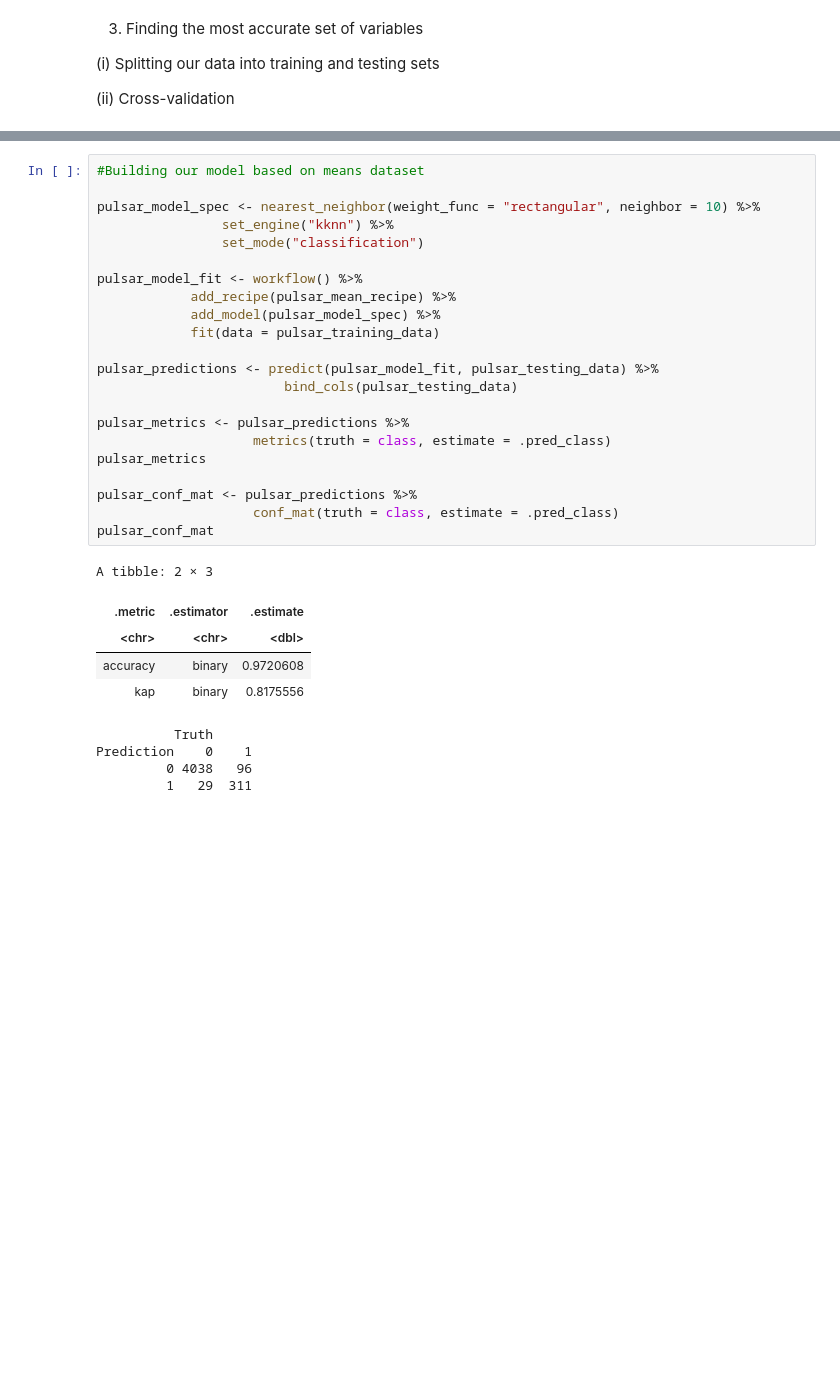
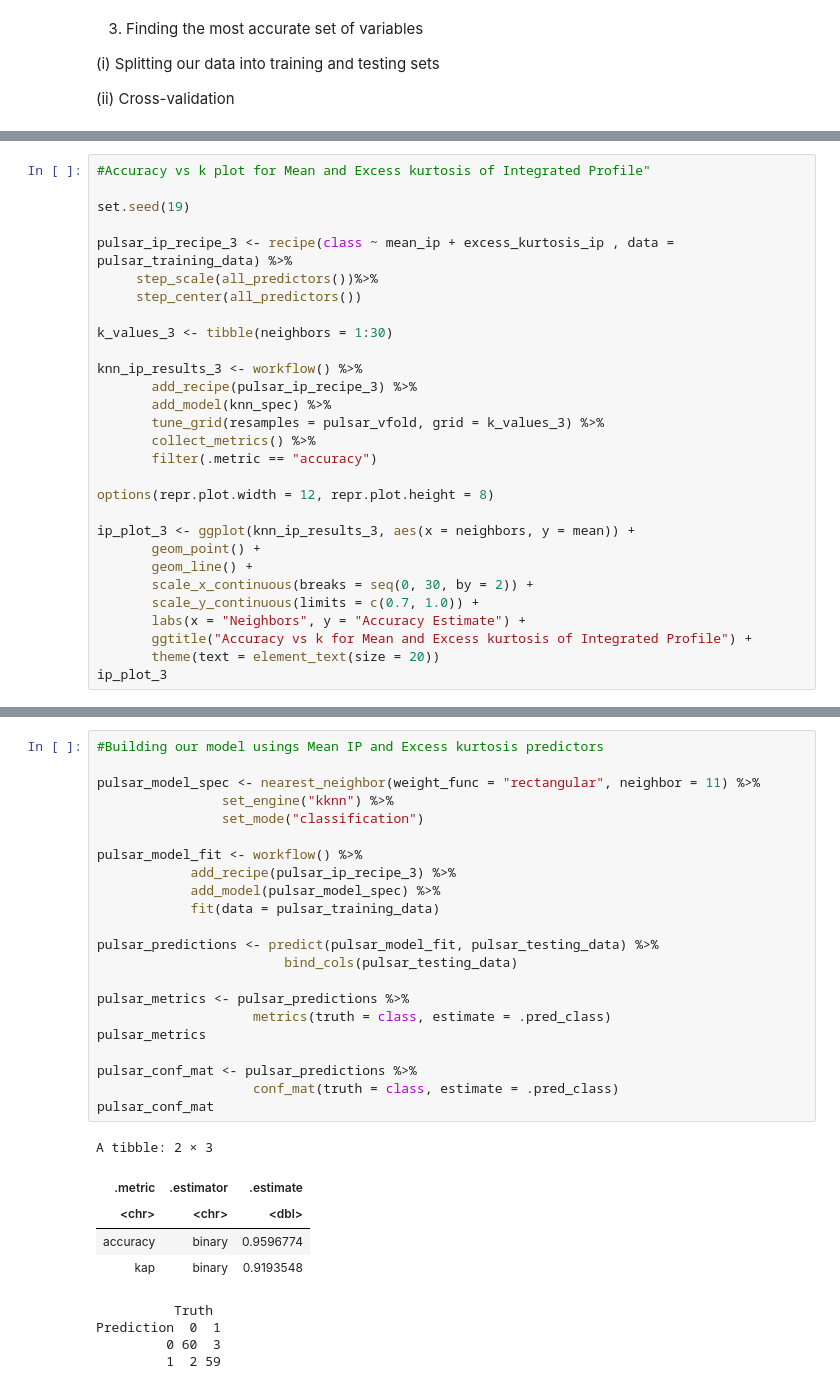
Before and after one commit to kseniak1/DSCI100-Project, a Jupyter notebook: Avishka_notebook.ipynb, the cells around one changed output, grey strips where cells are left out. Drawn from its saved outputs; the diff is of its cells as text; blank space fills up the shorter version.

```diff
--- a/Avishka_notebook.ipynb
+++ b/Avishka_notebook.ipynb
@@ -161,0 +232,29 @@ skewness_plot
+# %%
+#Accuracy vs k plot for Mean and Excess kurtosis of Integrated Profile"
+
+set.seed(19)
+
+pulsar_ip_recipe_3 <- recipe(class ~ mean_ip + excess_kurtosis_ip , data = pulsar_training_data) %>%
+     step_scale(all_predictors())%>%
+     step_center(all_predictors())
+
+k_values_3 <- tibble(neighbors = 1:30)
+
+knn_ip_results_3 <- workflow() %>%
+       add_recipe(pulsar_ip_recipe_3) %>%
+       add_model(knn_spec) %>%
+       tune_grid(resamples = pulsar_vfold, grid = k_values_3) %>%
+       collect_metrics() %>%
+       filter(.metric == "accuracy")
+
+options(repr.plot.width = 12, repr.plot.height = 8)
+
+ip_plot_3 <- ggplot(knn_ip_results_3, aes(x = neighbors, y = mean)) +
+       geom_point() +
+       geom_line() +
+       scale_x_continuous(breaks = seq(0, 30, by = 2)) +
+       scale_y_continuous(limits = c(0.7, 1.0)) +
+       labs(x = "Neighbors", y = "Accuracy Estimate") +
+       ggtitle("Accuracy vs k for Mean and Excess kurtosis of Integrated Profile") +
+       theme(text = element_text(size = 20))
+ip_plot_3
@@ -285,32 +406,32 @@ skewness_accuracy_versus_k
 # %%
-#Building our model based on means dataset
+#Building our model usings Mean IP and Excess kurtosis predictors
 
-pulsar_model_spec <- nearest_neighbor(weight_func = "rectangular", neighbor = 10) %>%
+pulsar_model_spec <- nearest_neighbor(weight_func = "rectangular", neighbor = 11) %>%
                 set_engine("kknn") %>%
                 set_mode("classification")
 
 pulsar_model_fit <- workflow() %>%
-            add_recipe(pulsar_mean_recipe) %>%
+            add_recipe(pulsar_ip_recipe_3) %>%
             add_model(pulsar_model_spec) %>%
             fit(data = pulsar_training_data)
 
 pulsar_predictions <- predict(pulsar_model_fit, pulsar_testing_data) %>%
                         bind_cols(pulsar_testing_data)
 
 pulsar_metrics <- pulsar_predictions %>%
                     metrics(truth = class, estimate = .pred_class)
 pulsar_metrics
 
 pulsar_conf_mat <- pulsar_predictions %>%
                     conf_mat(truth = class, estimate = .pred_class)
 pulsar_conf_mat
 # %% [output]
 A tibble: 2 × 3
 | .metric | .estimator | .estimate |
 | <chr> | <chr> | <dbl> |
-| accuracy | binary | 0.9720608 |
-| kap | binary | 0.8175556 |
+| accuracy | binary | 0.9596774 |
+| kap | binary | 0.9193548 |
           Truth
-Prediction    0    1
-         0 4038   96
-         1   29  311
+Prediction  0  1
+         0 60  3
+         1  2 59
```
Also changed, not shown: parts of 17 cells of this notebook.
